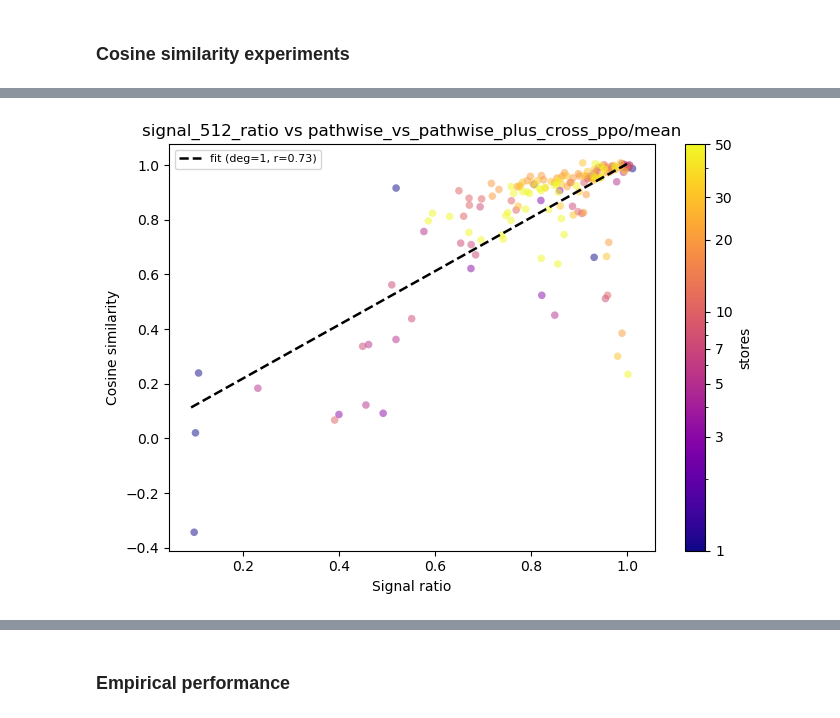
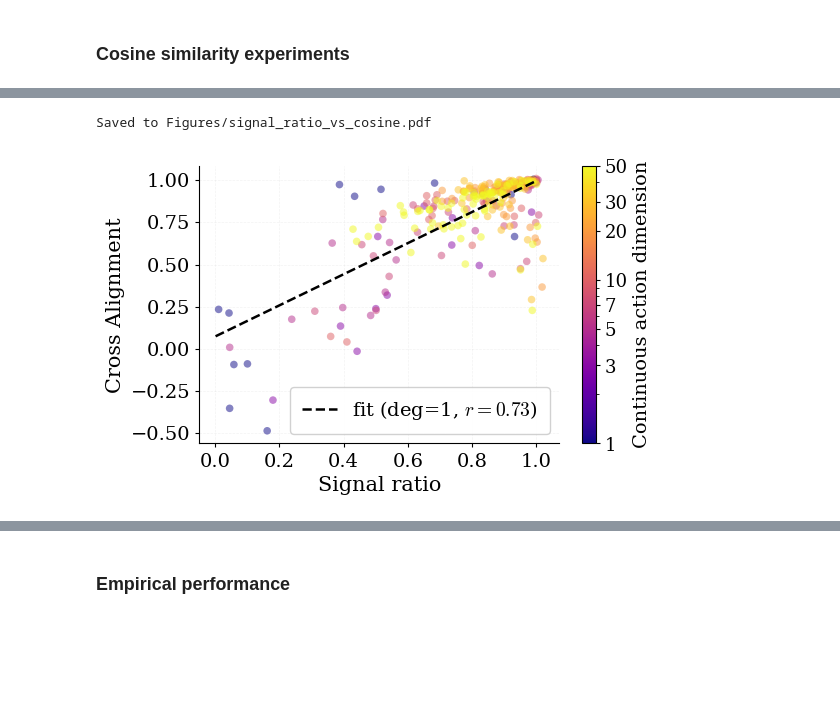
Before and after one commit to MatiasAlvo/hybrid-rl, a Jupyter notebook: sweep_analysis.ipynb, the cells around one changed output, grey strips where cells are left out. Drawn from its saved outputs; the diff is of its cells as text; code cells hidden in the pictures; blank space fills up the shorter version.

```diff
--- a/sweep_analysis.ipynb
+++ b/sweep_analysis.ipynb
@@ -828,7 +1136,7 @@ for true_key, var_key, sqrt_signal_key, sqrt_noise_key in sqrt_metrics:
         bucketed_df[sqrt_signal_key] = bucketed_df[true_key].clip(lower=0)**0.5
         bucketed_df[sqrt_noise_key] = bucketed_df[var_key]**0.5
 
-bucketed_df[f"signal_{d}_ratio"] = bucketed_df[f"train/signal_{d}/continuous/pathwise"].clip(lower=0) / (bucketed_df[f"train/signal_{d}/continuous/cross_ppo"].clip(lower=0) + bucketed_df[f"train/signal_{d}/continuous/pathwise"].clip(lower=0))
+bucketed_df[f"signal_{d}_ratio"] = 1 - bucketed_df[f"train/signal_{d}/continuous/pathwise"].clip(lower=0) / (bucketed_df[f"train/signal_{d}/continuous/cross_ppo"].clip(lower=0) + bucketed_df[f"train/signal_{d}/continuous/pathwise"].clip(lower=0))
 # %%
 if __name__ == "__main__":
 
@@ -1000,21 +1359,26 @@ if __name__ == "__main__":
 # %%
-plot_scatter_with_regression(
-    df=bucketed_df,
-    x_metric=f"signal_{d}_ratio",
-    y_metric=f"train/loo_cosine_{d}/continuous/pathwise_vs_pathwise_plus_cross_ppo/mean",
-    color_key="stores",
-    bucket_width=BUCKET_WIDTH,
-    filter_key=None,
-    filter_value=None,
-    xlabel="Signal ratio",
-    ylabel="Cosine similarity",
-    show_regression=True,
-    regression_degree=1,       # quadratic looks better for a saturating relationship
-    # regime_x=(0.85, 1.0),      # shade the region where your experiments actually live
-    point_size=30,
-    alpha=0.5,
-    jitter=0.01,
-    cmap_name="plasma",
-)
+if __name__ == "__main__":
+# Scatter: signal ratio vs cosine similarity
+    plot_scatter_with_regression(
+        df=bucketed_df,
+        x_metric=f"signal_{d}_ratio",
+        y_metric=f"train/loo_cosine_{d}/continuous/pathwise_vs_pathwise_plus_cross_ppo/mean",
+        color_key="stores",
+        bucket_width=BUCKET_WIDTH,
+        filter_key=None,
+        filter_value=None,
+        xlabel="Signal ratio",
+        ylabel="Cross Alignment",
+        show_regression=True,
+        regression_degree=1,
+        point_size=30,
+        alpha=0.5,
+        jitter=0.01,
+        cmap_name="plasma",
+        out_file="Figures/signal_ratio_vs_cosine.pdf",
+        font_size=15,
+        colorbar_label="Continuous action dimension"
+    )
 # %% [output]
+Saved to Figures/signal_ratio_vs_cosine.pdf
-[figure, old version]
+[figure, new version]
```
Also changed, not shown: parts of 35 cells of this notebook, 23 other files.
